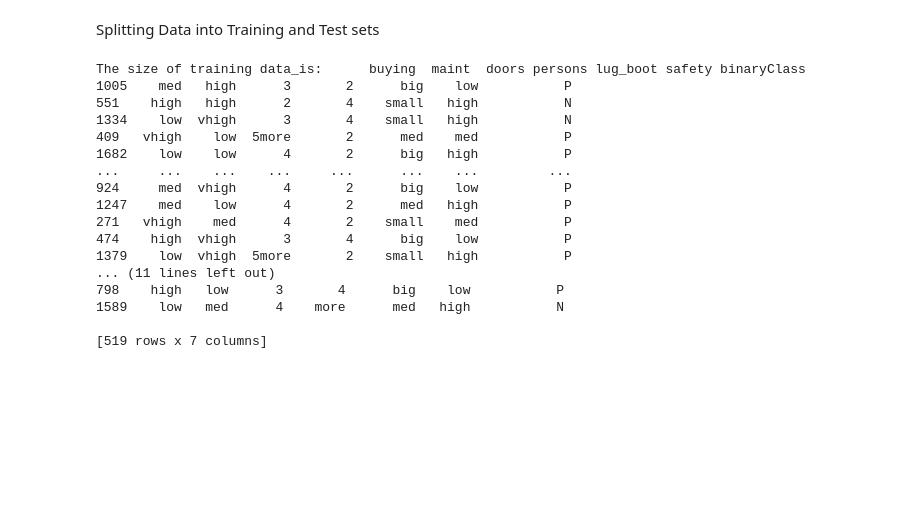
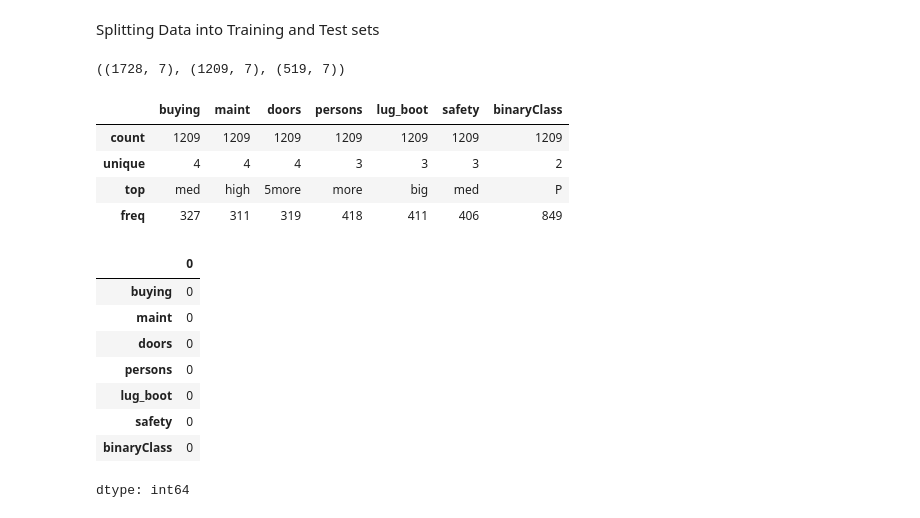
Before and after one commit to arshiya803/AIML-2303A51389, a Jupyter notebook: Lab08_AIML.ipynb, the cells around one changed output. Drawn from its saved outputs; the diff is of its cells as text; code cells hidden in the pictures; blank space fills up the shorter version.

```diff
--- a/Lab08_AIML.ipynb
+++ b/Lab08_AIML.ipynb
@@ -93,22 +93,27 @@ from sklearn.model_selection import train_test_split
 
 train_data, test_data =train_test_split(car_data, test_size = 0.3,
                                         random_state=20)
-print(f"The size of training data_is: {train_data} , testing data {test_data}")
+#print('The size of training data is : {}\nThe size of testing data is : {}'.format(len(test_data) , len(test_data)))
+car_data.shape, train_data.shape, test_data.shape
 # %% [output]
-The size of training data_is:      buying  maint  doors persons lug_boot safety binaryClass
-1005    med   high      3       2      big    low           P
-551    high   high      2       4    small   high           N
-1334    low  vhigh      3       4    small   high           N
-409   vhigh    low  5more       2      med    med           P
-1682    low    low      4       2      big   high           P
-...     ...    ...    ...     ...      ...    ...         ...
-924     med  vhigh      4       2      big    low           P
-1247    med    low      4       2      med   high           P
-271   vhigh    med      4       2    small    med           P
-474    high  vhigh      3       4      big    low           P
-1379    low  vhigh  5more       2    small   high           P
-... (11 lines left out)
-798    high   low      3       4      big    low           P
-1589    low   med      4    more      med   high           N
-
-[519 rows x 7 columns]
+((1728, 7), (1209, 7), (519, 7))
+# %%
+train_data.describe()
+# %% [output]
+|  | buying | maint | doors | persons | lug_boot | safety | binaryClass |
+| count | 1209 | 1209 | 1209 | 1209 | 1209 | 1209 | 1209 |
+| unique | 4 | 4 | 4 | 3 | 3 | 3 | 2 |
+| top | med | high | 5more | more | big | med | P |
+| freq | 327 | 311 | 319 | 418 | 411 | 406 | 849 |
+# %%
+train_data.isnull().sum()
+# %% [output]
+|  | 0 |
+| buying | 0 |
+| maint | 0 |
+| doors | 0 |
+| persons | 0 |
+| lug_boot | 0 |
+| safety | 0 |
+| binaryClass | 0 |
+dtype: int64
```
Also changed, not shown: parts of 5 cells of this notebook.
